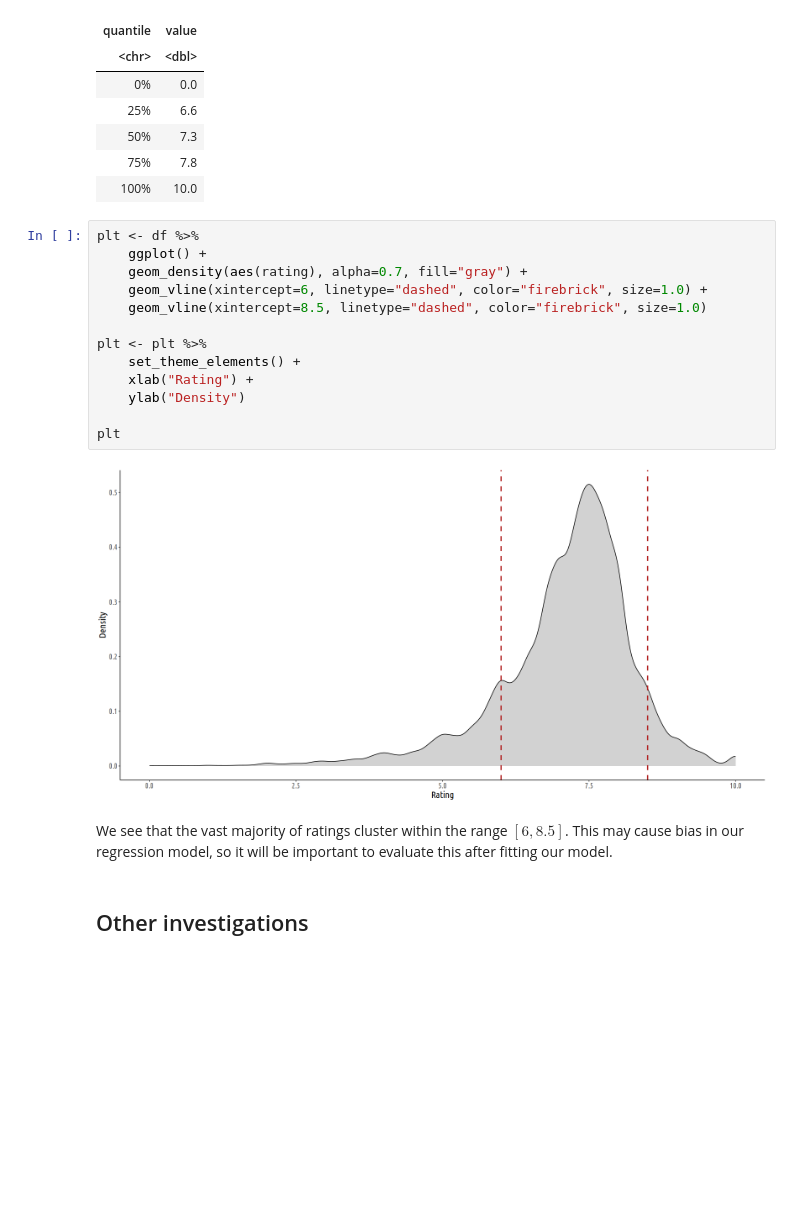
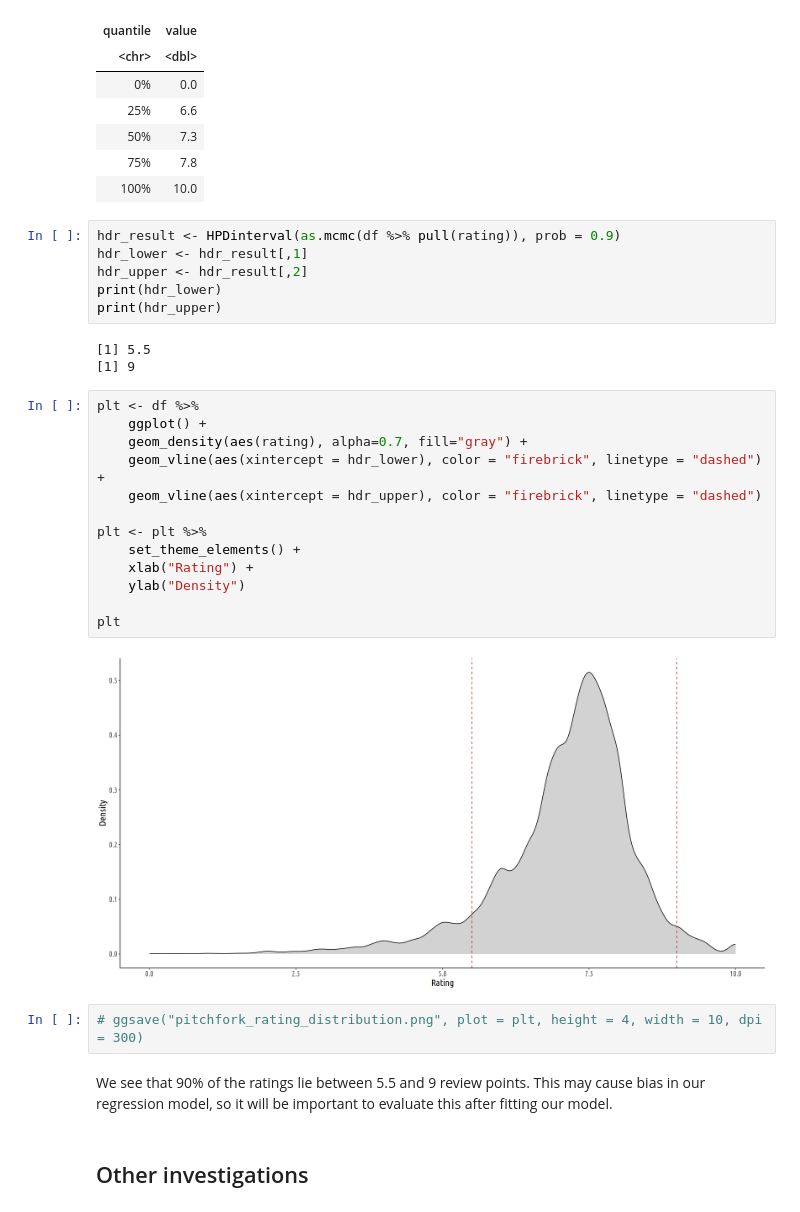
Before and after one commit to cjc77/nlp-projects, a Jupyter notebook: notebooks_pitchfork_ratings/02_data_explore.ipynb, the cells around one changed output. Cells and saved outputs as stored; diff of their text form; blank space fills up the shorter version.

```diff
--- a/notebooks_pitchfork_ratings/02_data_explore.ipynb
+++ b/notebooks_pitchfork_ratings/02_data_explore.ipynb
@@ -151,23 +160,34 @@ A tibble: 5 × 2
 | 50% | 7.3 |
 | 75% | 7.8 |
 | 100% | 10.0 |
+# %%
+hdr_result <- HPDinterval(as.mcmc(df %>% pull(rating)), prob = 0.9)
+hdr_lower <- hdr_result[,1]
+hdr_upper <- hdr_result[,2]
+print(hdr_lower)
+print(hdr_upper)
+# %% [output]
+[1] 5.5
+[1] 9
 # %%
 plt <- df %>%
     ggplot() +
     geom_density(aes(rating), alpha=0.7, fill="gray") +
-    geom_vline(xintercept=6, linetype="dashed", color="firebrick", size=1.0) +
-    geom_vline(xintercept=8.5, linetype="dashed", color="firebrick", size=1.0)
+    geom_vline(aes(xintercept = hdr_lower), color = "firebrick", linetype = "dashed") +
+    geom_vline(aes(xintercept = hdr_upper), color = "firebrick", linetype = "dashed")
 
 plt <- plt %>%
     set_theme_elements() +
     xlab("Rating") +
     ylab("Density")
 
 plt
 # %% [output]
-[figure, old version]
+[figure, new version]
+# %%
+# ggsave("pitchfork_rating_distribution.png", plot = plt, height = 4, width = 10, dpi = 300)
 # %% [markdown]
-We see that the vast majority of ratings cluster within the range $[6,8.5]$. This may cause bias in our regression model, so it will be important to evaluate this after fitting our model.
+We see that 90% of the ratings lie between 5.5 and 9 review points. This may cause bias in our regression model, so it will be important to evaluate this after fitting our model.
 # %% [markdown]
 ## Other investigations
 # %% [markdown]
```
Also changed, not shown: parts of 5 cells of this notebook, 1 other file.
